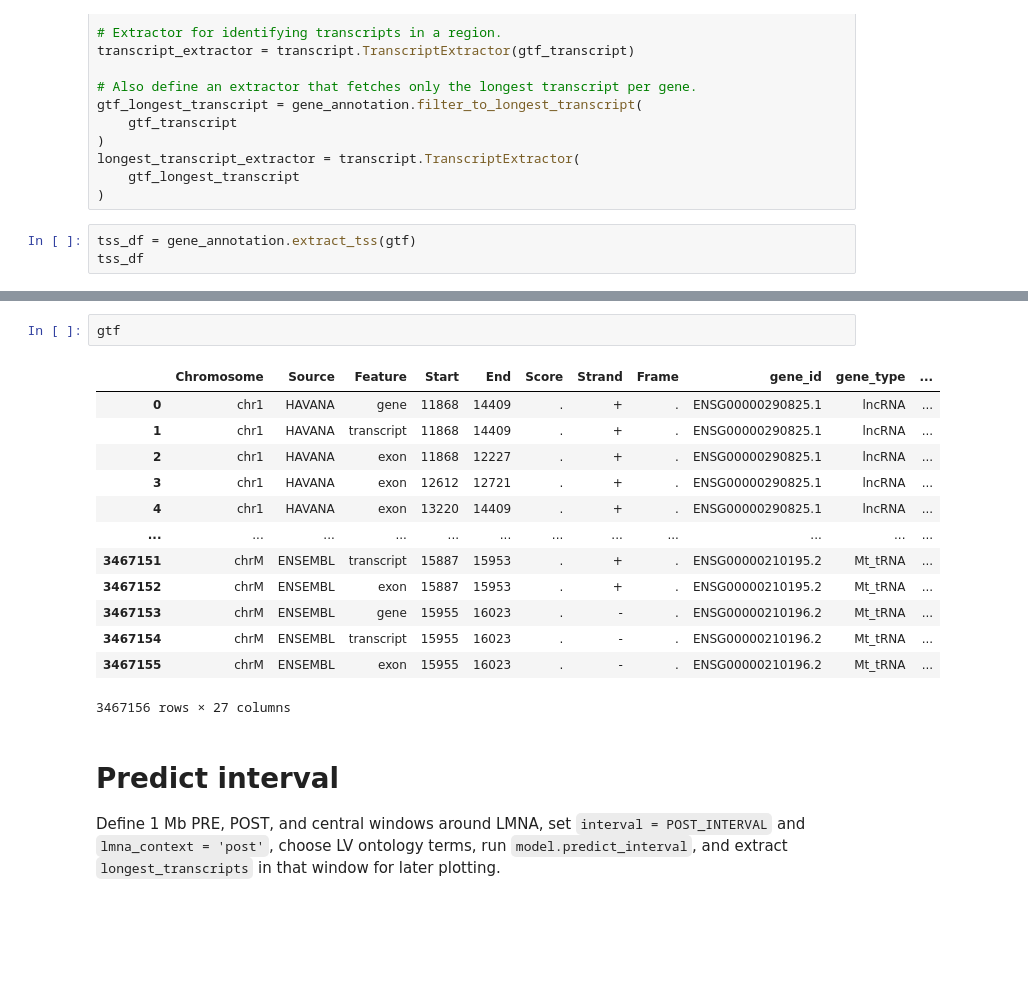
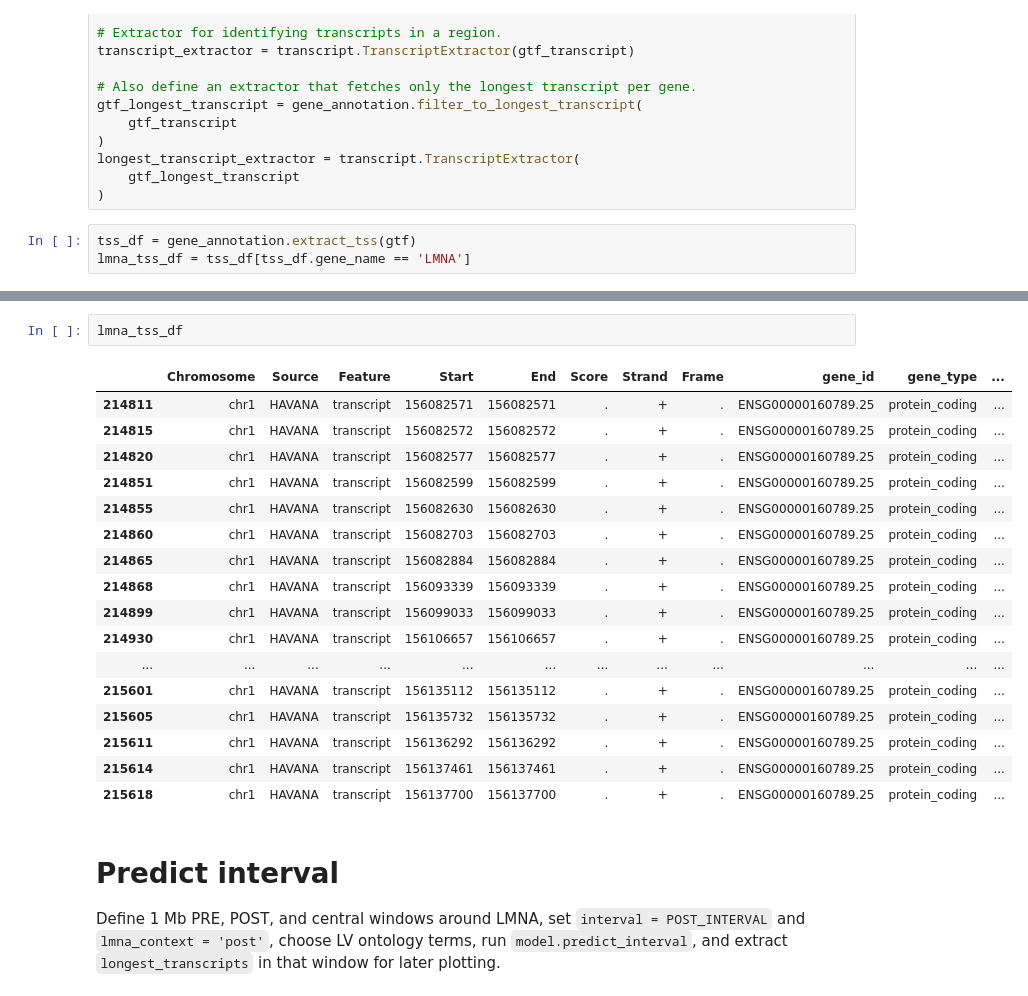
Before and after one commit to cralbers/variant-effects, a Jupyter notebook: osc/predict_reg_regions_osc_ENCODE_v2.ipynb, the cells around one changed output, grey strips where cells are left out. Drawn from its saved outputs; the diff is of its cells as text; blank space fills up the shorter version.

```diff
--- a/osc/predict_reg_regions_osc_ENCODE_v2.ipynb
+++ b/osc/predict_reg_regions_osc_ENCODE_v2.ipynb
@@ -153,4 +153,4 @@ longest_transcript_extractor = transcript.TranscriptExtractor(
 )
 # %%
 tss_df = gene_annotation.extract_tss(gtf)
-tss_df
+lmna_tss_df = tss_df[tss_df.gene_name == 'LMNA']
@@ -171,19 +157,23 @@ tss_df
 # %%
-gtf
+lmna_tss_df
 # %% [output]
 |  | Chromosome | Source | Feature | Start | End | Score | Strand | Frame | gene_id | gene_type | ... |
-| 0 | chr1 | HAVANA | gene | 11868 | 14409 | . | + | . | ENSG00000290825.1 | lncRNA | ... |
-| 1 | chr1 | HAVANA | transcript | 11868 | 14409 | . | + | . | ENSG00000290825.1 | lncRNA | ... |
-| 2 | chr1 | HAVANA | exon | 11868 | 12227 | . | + | . | ENSG00000290825.1 | lncRNA | ... |
-| 3 | chr1 | HAVANA | exon | 12612 | 12721 | . | + | . | ENSG00000290825.1 | lncRNA | ... |
-| 4 | chr1 | HAVANA | exon | 13220 | 14409 | . | + | . | ENSG00000290825.1 | lncRNA | ... |
+| 214811 | chr1 | HAVANA | transcript | 156082571 | 156082571 | . | + | . | ENSG00000160789.25 | protein_coding | ... |
+| 214815 | chr1 | HAVANA | transcript | 156082572 | 156082572 | . | + | . | ENSG00000160789.25 | protein_coding | ... |
+| 214820 | chr1 | HAVANA | transcript | 156082577 | 156082577 | . | + | . | ENSG00000160789.25 | protein_coding | ... |
+| 214851 | chr1 | HAVANA | transcript | 156082599 | 156082599 | . | + | . | ENSG00000160789.25 | protein_coding | ... |
+| 214855 | chr1 | HAVANA | transcript | 156082630 | 156082630 | . | + | . | ENSG00000160789.25 | protein_coding | ... |
+| 214860 | chr1 | HAVANA | transcript | 156082703 | 156082703 | . | + | . | ENSG00000160789.25 | protein_coding | ... |
+| 214865 | chr1 | HAVANA | transcript | 156082884 | 156082884 | . | + | . | ENSG00000160789.25 | protein_coding | ... |
+| 214868 | chr1 | HAVANA | transcript | 156093339 | 156093339 | . | + | . | ENSG00000160789.25 | protein_coding | ... |
+| 214899 | chr1 | HAVANA | transcript | 156099033 | 156099033 | . | + | . | ENSG00000160789.25 | protein_coding | ... |
+| 214930 | chr1 | HAVANA | transcript | 156106657 | 156106657 | . | + | . | ENSG00000160789.25 | protein_coding | ... |
 | ... | ... | ... | ... | ... | ... | ... | ... | ... | ... | ... | ... |
-| 3467151 | chrM | ENSEMBL | transcript | 15887 | 15953 | . | + | . | ENSG00000210195.2 | Mt_tRNA | ... |
-| 3467152 | chrM | ENSEMBL | exon | 15887 | 15953 | . | + | . | ENSG00000210195.2 | Mt_tRNA | ... |
-| 3467153 | chrM | ENSEMBL | gene | 15955 | 16023 | . | - | . | ENSG00000210196.2 | Mt_tRNA | ... |
-| 3467154 | chrM | ENSEMBL | transcript | 15955 | 16023 | . | - | . | ENSG00000210196.2 | Mt_tRNA | ... |
-| 3467155 | chrM | ENSEMBL | exon | 15955 | 16023 | . | - | . | ENSG00000210196.2 | Mt_tRNA | ... |
+| 215601 | chr1 | HAVANA | transcript | 156135112 | 156135112 | . | + | . | ENSG00000160789.25 | protein_coding | ... |
+| 215605 | chr1 | HAVANA | transcript | 156135732 | 156135732 | . | + | . | ENSG00000160789.25 | protein_coding | ... |
+| 215611 | chr1 | HAVANA | transcript | 156136292 | 156136292 | . | + | . | ENSG00000160789.25 | protein_coding | ... |
+| 215614 | chr1 | HAVANA | transcript | 156137461 | 156137461 | . | + | . | ENSG00000160789.25 | protein_coding | ... |
+| 215618 | chr1 | HAVANA | transcript | 156137700 | 156137700 | . | + | . | ENSG00000160789.25 | protein_coding | ... |
-3467156 rows × 27 columns
 # %% [markdown]
 # Predict interval
 
```
Also changed, not shown: parts of 7 cells of this notebook, 1 other file.
